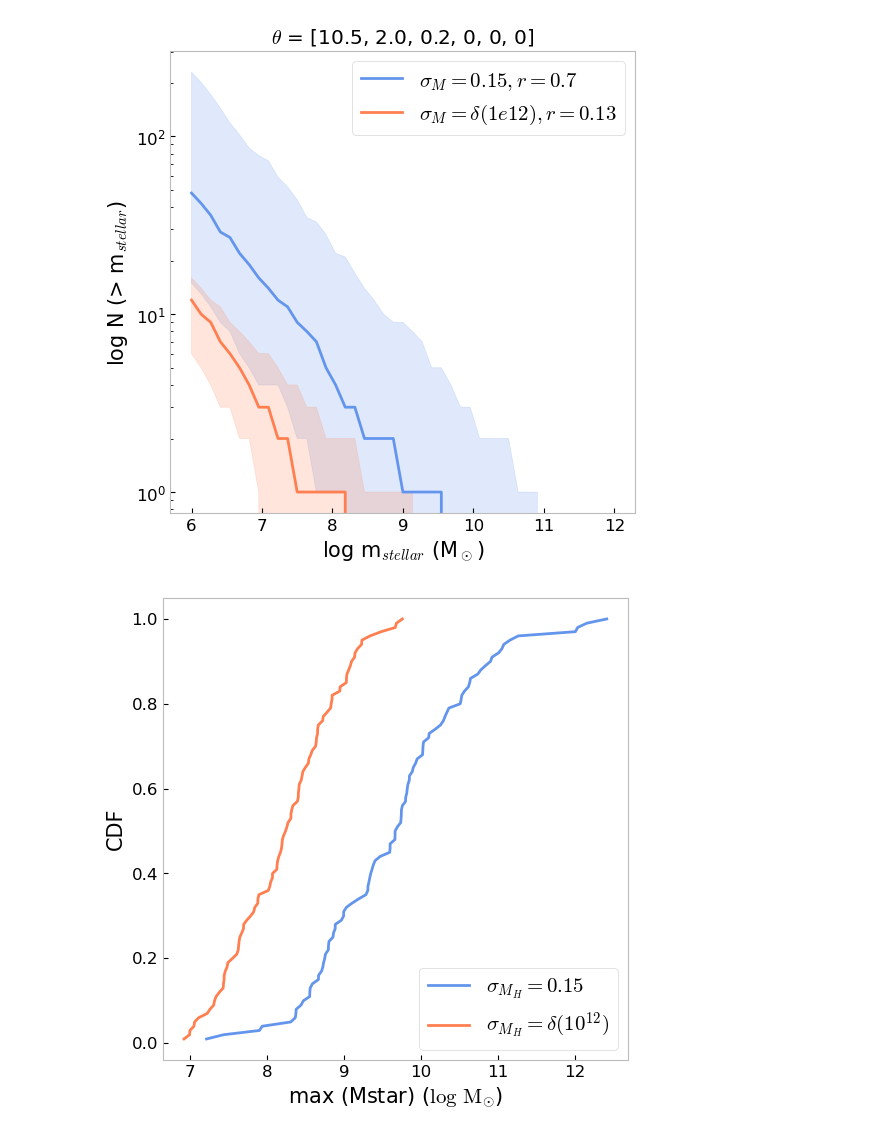
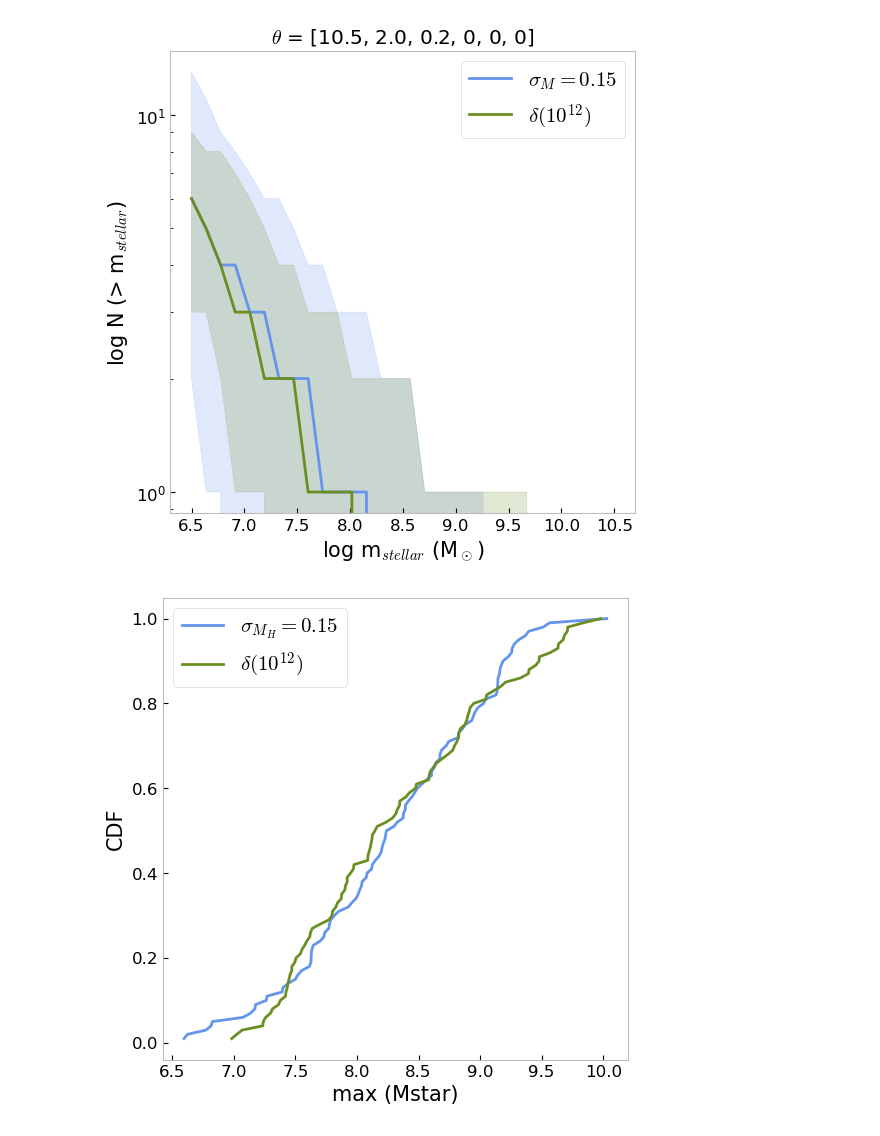
Before and after one commit to jsmonzon/SatGen, a Jupyter notebook: mcmc/notebooks/cross_host.ipynb, the cells around one changed output. Drawn from its saved outputs; the diff is of its cells as text; code cells hidden in the pictures.

```diff
--- a/mcmc/notebooks/cross_host.ipynb
+++ b/mcmc/notebooks/cross_host.ipynb
@@ -29,2 +30,3 @@ red_mat = np.load("../../../data/MW-analog/meta_data_psi3/models.npz")["redshift
 # %%
-theta_fid = [10.5, 2.0, 0.2, 0, 0, 0]
+fid_theta = [10.5, 2.0, 0.2, 0, 0, 0]
+min_mass = 6.5
@@ -42,0 +33,5 @@ stats.CSMF()
+# %%
+delta = jsm_models.init_data(fid_theta, "../../../SatGen/mcmc/new_stats/tot/mock_1/mock_data.npy")
+delta.get_stats(min_mass=min_mass)
+delta.plot_SMF()
+delta.plot_SHMR()
@@ -42,0 +41,5 @@ stats.CSMF()
+# %%
+lognorm = jsm_models.init_data(fid_theta, "../../../data/cross_host/lognorm_psi3/mock_data.npy")
+lognorm.get_stats(min_mass=min_mass)
+lognorm.plot_SMF()
+lognorm.plot_SHMR()
@@ -43,28 +49,34 @@ stats.CSMF()
+# %%
+stat_delta = jsm_stats.SatStats_D(delta.lgMs, min_mass=min_mass)
+
+stat_lognormal = jsm_stats.SatStats_D(lognorm.lgMs, min_mass=min_mass)
 # %%
 plt.figure(figsize=(6,6))
-plt.title(f"$\\theta$ = {theta_fid}")
-plt.plot(stats_CROSS.mass_bins, stats_CROSS.quant[1], label=f"$\\sigma_M = 0.15, r={stats_CROSS.r:.2}$", color="cornflowerblue")
-plt.fill_between(stats_CROSS.mass_bins, y1=stats_CROSS.quant[0], y2=stats_CROSS.quant[2], alpha=0.2, color="cornflowerblue")
+plt.title(f"$\\theta$ = {fid_theta}")
 
-plt.plot(stats.mass_bins, stats.quant[1], label=f"$\\sigma_M = \\delta(1e12), r={stats.r:.2}$", color="coral")
-plt.fill_between(stats.mass_bins, y1=stats.quant[0], y2=stats.quant[2], alpha=0.2, color="coral")
+plt.plot(stat_lognormal.mass_bins, stat_lognormal.quant[1], label="$\\sigma_M = 0.15$", color="cornflowerblue")
+plt.fill_between(stat_lognormal.mass_bins, y1=stat_lognormal.quant[0], y2=stat_lognormal.quant[2], alpha=0.2, color="cornflowerblue")
+
+plt.plot(stat_delta.mass_bins, stat_delta.quant[1], label="$\\delta(10^{12})$", color="olivedrab")
+plt.fill_between(stat_delta.mass_bins, y1=stat_delta.quant[0], y2=stat_delta.quant[2], alpha=0.2, color="olivedrab")
 
 plt.xlabel("log m$_{stellar}$ (M$_\odot$)", fontsize=15)
 plt.ylabel("log N (> m$_{stellar}$)", fontsize=15)
 plt.yscale("log")
 plt.legend(fontsize=15)
 plt.show()
 # %% [output]
-[figure, old version]
+[figure, new version]
 # %%
 plt.figure(figsize=(6,6))
-plt.plot(stats_CROSS.Msmax_sorted, stats_CROSS.ecdf_Msmax, color="cornflowerblue" , label="$\\sigma_{M_H} = 0.15$")
-plt.plot(stats.Msmax_sorted, stats.ecdf_Msmax, color="coral", label="$\\sigma_{M_H} = \\delta(10^{12})$")
-plt.xlabel("max (Mstar) ($\mathrm{log\ M_{\odot}}$)", fontsize=15)
+plt.plot(stat_lognormal.Msmax_sorted, stat_lognormal.ecdf_Msmax, color="cornflowerblue", label="$\\sigma_{M_H} = 0.15$")
+plt.plot(stat_delta.Msmax_sorted, stat_delta.ecdf_Msmax, color="olivedrab", label="$\\delta(10^{12})$")
+
+plt.xlabel("max (Mstar)", fontsize=15)
 plt.ylabel("CDF", fontsize=15)
 plt.legend(fontsize=15)
 plt.show()
 # %% [output]
-[figure, old version]
+[figure, new version]
 # %%
 plt.figure(figsize=(6,6))
```
Also changed, not shown: parts of 16 cells of this notebook, 9 other files.
